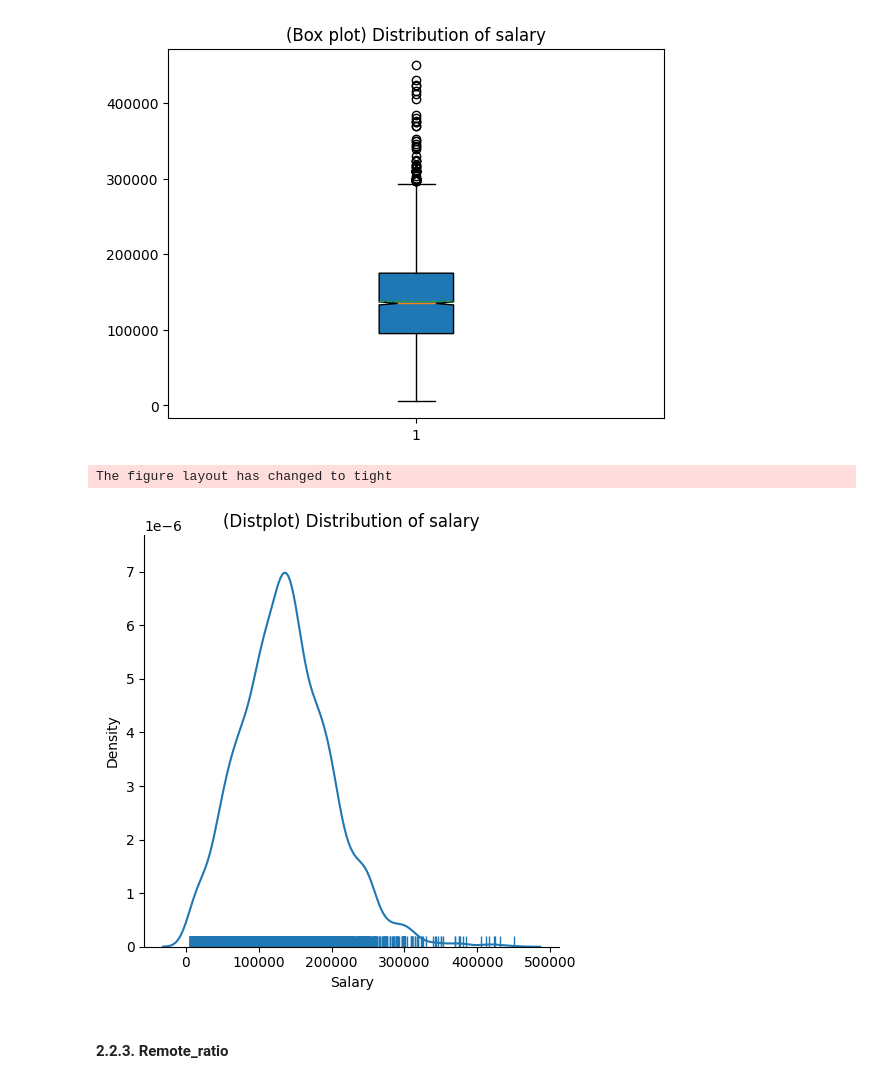
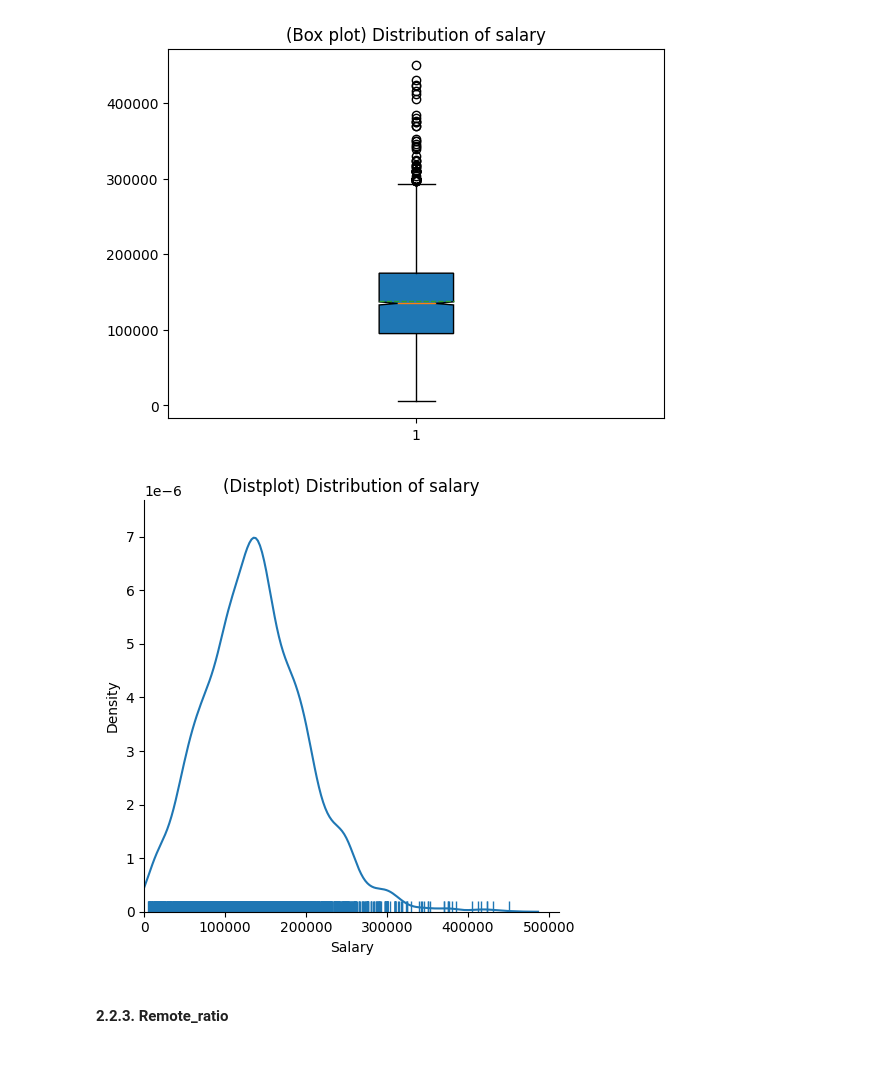
Before and after one commit to ST4N3R/eda_projects, a Jupyter notebook: Data_Science_salaries/main.ipynb, the cells around one changed output. Saved outputs shown, nothing was run; the diff lists cells and outputs as text; code cells hidden in the pictures.

```diff
--- a/Data_Science_salaries/main.ipynb
+++ b/Data_Science_salaries/main.ipynb
@@ -281,10 +272,9 @@ plt.show()
 # %%
 g = sns.displot(data=salary_values, kind='kde', rug=True)
 g = g.set_xlabels("Salary")
-g = g.set(title="(Distplot) Distribution of salary")
+g = g.set(title="(Distplot) Distribution of salary", xlim=(0))
 # %% [output]
-The figure layout has changed to tight
-[figure, old version]
+[figure, new version]
 # %% [markdown]
 #### 2.2.3. Remote_ratio
 # %%
```
Also changed, not shown: parts of 12 cells of this notebook, 1 other file.
